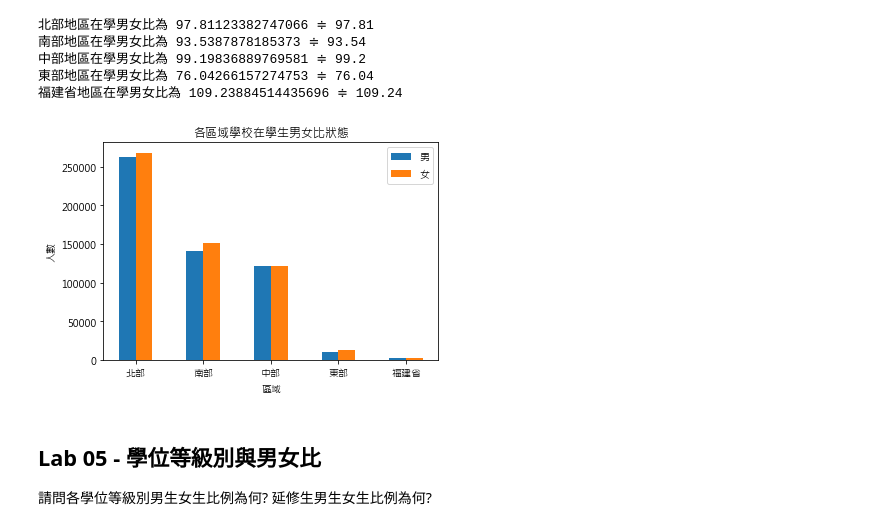
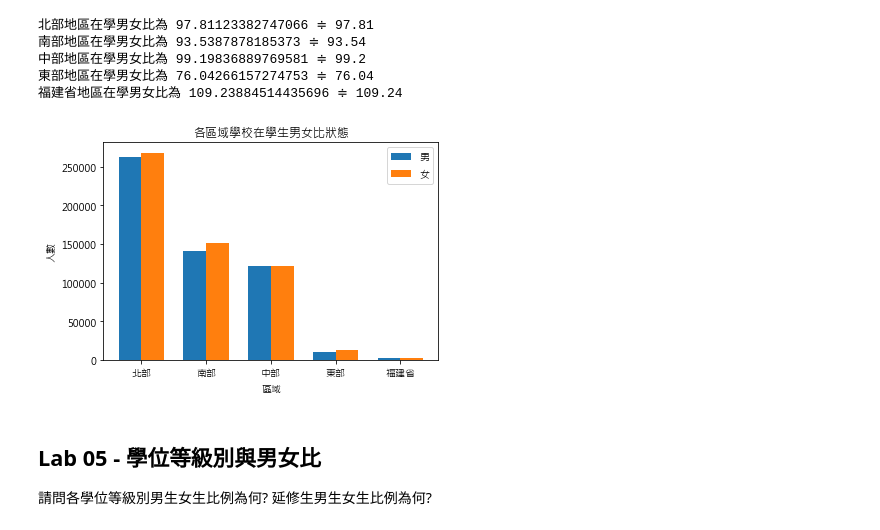
Before and after one commit to whyhugo/LATIA112-1, a Jupyter notebook: data_processing/Lab.ipynb, the cells around one changed output. Saved outputs shown, nothing was run; the diff lists cells and outputs as text; code cells hidden in the pictures.

```diff
--- a/data_processing/Lab.ipynb
+++ b/data_processing/Lab.ipynb
@@ -408,20 +408,20 @@ for area in area_list:
 東部地區在學男女比為 76.04266157274753 ≑ 76.04
 福建省地區在學男女比為 109.23884514435696 ≑ 109.24
 # %%
-width = 0.25
+width = 0.35
 listx = area_list
 listx1 = [x - width/2 for x in range(len(listx))]
 listx2 = [x + width/2 for x in range(len(listx))]
 plt.bar(listx1, listy1, width, label='男')
 plt.bar(listx2, listy2, width, label='女')
 plt.xticks(range(len(listx)), labels=listx)
 plt.legend()
 plt.title('各區域學校在學生男女比狀態')
 plt.xlabel('區域')
 plt.ylabel('人數')
 plt.show()
 # %% [output]
-[figure, old version]
+[figure, new version]
 # %% [markdown]
 ## Lab 05 - 學位等級別與男女比
 請問各學位等級別男生女生比例為何? 延修生男生女生比例為何?
```
Also changed, not shown: parts of 1 cell of this notebook.
